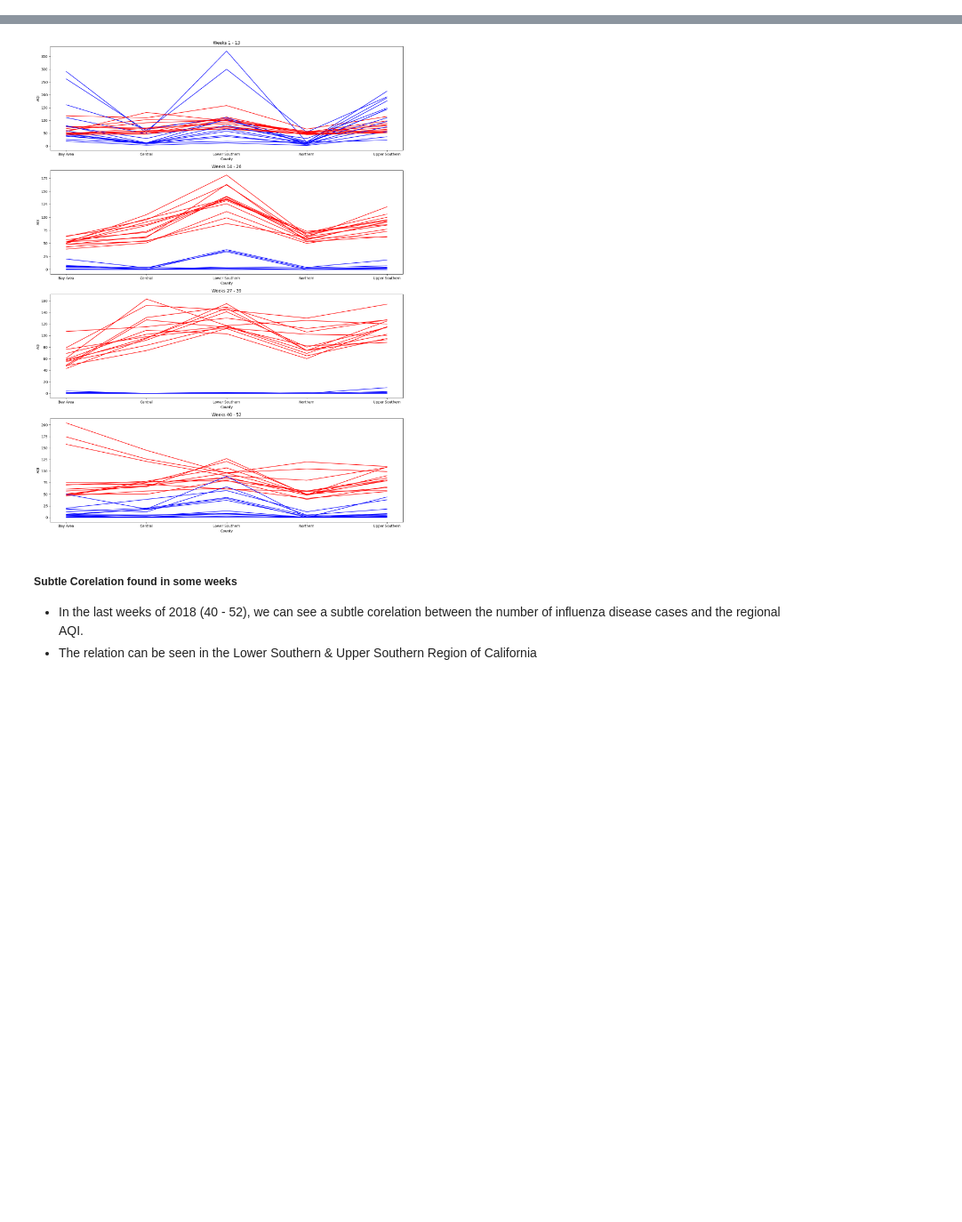
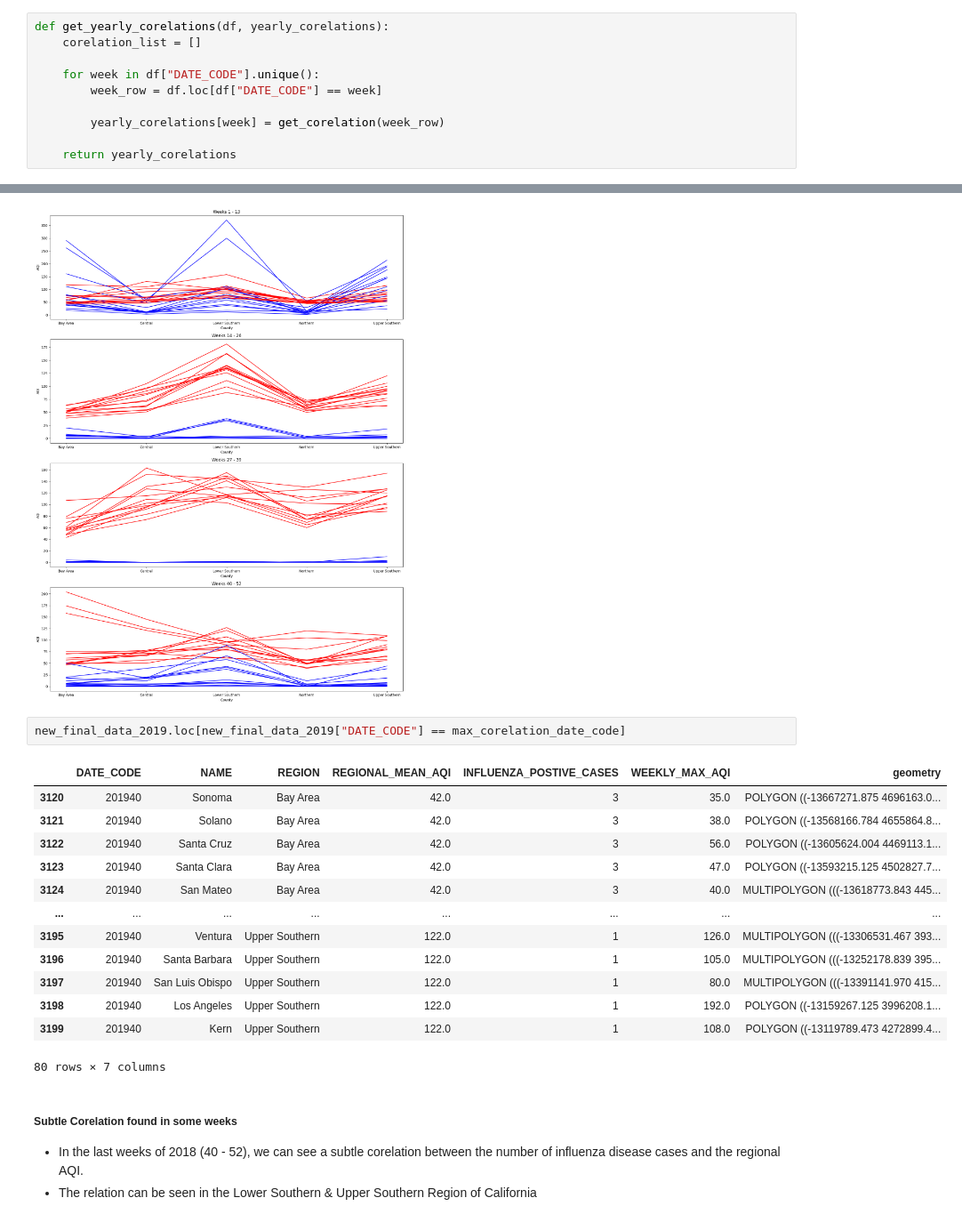
Before and after one commit to abdullahpichoo/GeoSpatialAnalysis-AQI-Impact-on-Public-Health, a Jupyter notebook: Project.ipynb, the cells around one changed output, grey strips where cells are left out. Shown at 89% size. Saved outputs shown, nothing was run; the diff lists cells and outputs as text; blank space fills up the shorter version.

```diff
--- a/Project.ipynb
+++ b/Project.ipynb
@@ -1051,0 +1014,10 @@ yearly_corelations
+# %%
+def get_yearly_corelations(df, yearly_corelations):
+    corelation_list = []
+
+    for week in df["DATE_CODE"].unique():
+        week_row = df.loc[df["DATE_CODE"] == week]
+
+        yearly_corelations[week] = get_corelation(week_row)
+
+    return yearly_corelations
@@ -1387,6 +1433,22 @@ plt.tight_layout()
 plt.show()
 # %% [output]
 [figure]
+# %%
+new_final_data_2019.loc[new_final_data_2019["DATE_CODE"] == max_corelation_date_code]
+# %% [output]
+|  | DATE_CODE | NAME | REGION | REGIONAL_MEAN_AQI | INFLUENZA_POSTIVE_CASES | WEEKLY_MAX_AQI | geometry |
+| 3120 | 201940 | Sonoma | Bay Area | 42.0 | 3 | 35.0 | POLYGON ((-13667271.875 4696163.0... |
+| 3121 | 201940 | Solano | Bay Area | 42.0 | 3 | 38.0 | POLYGON ((-13568166.784 4655864.8... |
+| 3122 | 201940 | Santa Cruz | Bay Area | 42.0 | 3 | 56.0 | POLYGON ((-13605624.004 4469113.1... |
+| 3123 | 201940 | Santa Clara | Bay Area | 42.0 | 3 | 47.0 | POLYGON ((-13593215.125 4502827.7... |
+| 3124 | 201940 | San Mateo | Bay Area | 42.0 | 3 | 40.0 | MULTIPOLYGON (((-13618773.843 445... |
+| ... | ... | ... | ... | ... | ... | ... | ... |
+| 3195 | 201940 | Ventura | Upper Southern | 122.0 | 1 | 126.0 | MULTIPOLYGON (((-13306531.467 393... |
+| 3196 | 201940 | Santa Barbara | Upper Southern | 122.0 | 1 | 105.0 | MULTIPOLYGON (((-13252178.839 395... |
+| 3197 | 201940 | San Luis Obispo | Upper Southern | 122.0 | 1 | 80.0 | MULTIPOLYGON (((-13391141.970 415... |
+| 3198 | 201940 | Los Angeles | Upper Southern | 122.0 | 1 | 192.0 | POLYGON ((-13159267.125 3996208.1... |
+| 3199 | 201940 | Kern | Upper Southern | 122.0 | 1 | 108.0 | POLYGON ((-13119789.473 4272899.4... |
+80 rows × 7 columns
 # %% [markdown]
 ##### Subtle Corelation found in some weeks
 
```
Also changed, not shown: parts of 16 cells of this notebook.
